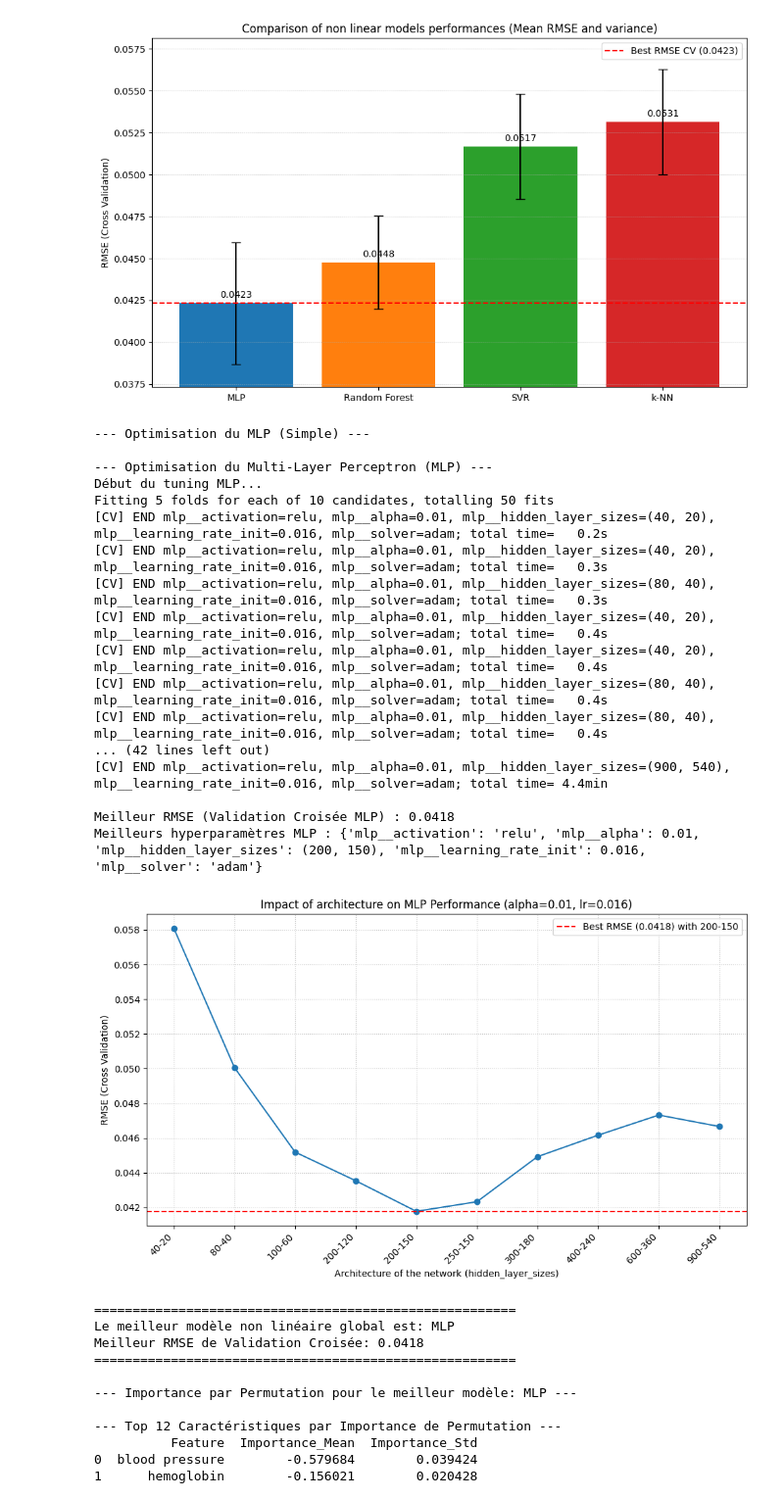
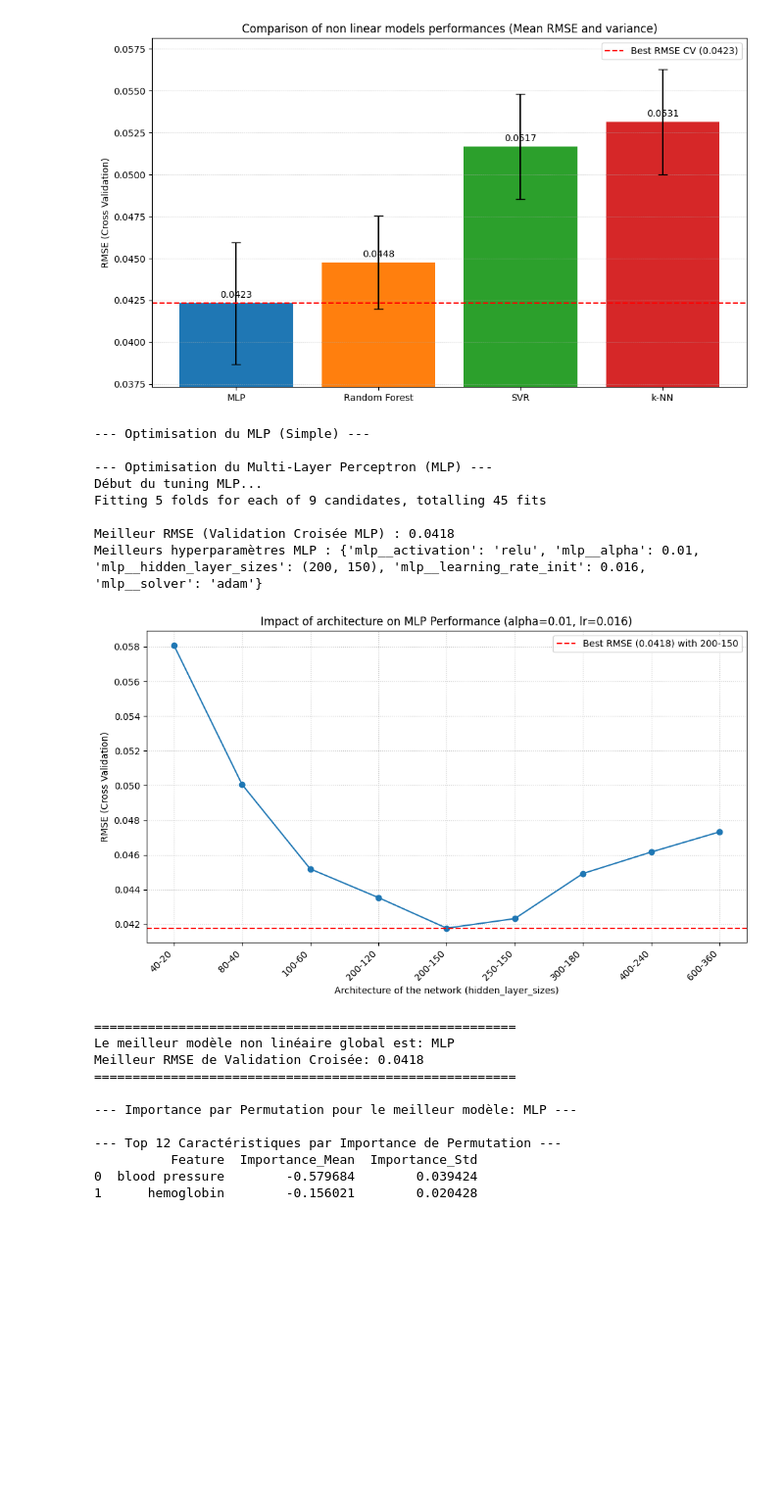
Before and after one commit to thomasrixen/LELEC2870-Project, a Jupyter notebook: Part2/Part2.ipynb, the cells around one changed output. Shown at 98% size. Saved outputs shown, nothing was run; the diff lists cells and outputs as text; code cells hidden in the pictures; blank space fills up the shorter version.

```diff
--- a/Part2/Part2.ipynb
+++ b/Part2/Part2.ipynb
@@ -612,7 +565,7 @@ param_grid_mlp_final = {
     # (40,) : 1 couche de 40 neurones (assez petite pour 12 features)
     # (40, 20) : 2 couches (40 puis 20)
     # (80, 40) : 2 couches plus larges
-    'mlp__hidden_layer_sizes': [(40,20), (80, 40), (100, 60), (200, 120),(200,150), (250, 150),(300, 180),(400, 240), (600, 360), (900, 540)],
+    'mlp__hidden_layer_sizes': [(40,20), (80, 40), (100, 60), (200, 120),(200,150), (250, 150),(300, 180),(400, 240), (600, 360)],
 
     # Fonction d'activation (ReLU est standard et performante)
     'mlp__activation': ['relu'],
@@ -692,45 +645,36 @@ plt.figure(figsize=(10, 6))
 plt.plot(
     results['Architecture_str'],
     results['RMSE_CV'],
     marker='o',
     linestyle='-',
     color='#1f77b4'
 )
 
 # Marquage du meilleur score
 min_rmse = results['RMSE_CV'].min()
 best_arch = results.loc[results['RMSE_CV'].idxmin(), 'Architecture_str']
 plt.axhline(y=min_rmse, color='r', linestyle='--',
             label=f'Best RMSE ({min_rmse:.4f}) with {best_arch}')
 
 plt.xlabel("Architecture of the network (hidden_layer_sizes)")
 plt.ylabel("RMSE (Cross Validation)")
 plt.title(f"Impact of architecture on MLP Performance (alpha={best_alpha}, lr={best_lr})")
 plt.legend()
 plt.grid(True, linestyle=':', alpha=0.7)
 plt.xticks(rotation=45, ha='right')
 plt.tight_layout()
-plt.savefig("../plots/MLP_performance.pdf")
+plt.savefig("C:/Users/User/Desktop/GBIOM2/LELEC2870_Machine_learning/LELEC2870-Project/plots/MLP_performance.pdf")
 plt.show()
 # %% [output]
 --- Optimisation du MLP (Simple) ---
 
 --- Optimisation du Multi-Layer Perceptron (MLP) ---
 Début du tuning MLP...
-Fitting 5 folds for each of 10 candidates, totalling 50 fits
-[CV] END mlp__activation=relu, mlp__alpha=0.01, mlp__hidden_layer_sizes=(40, 20), mlp__learning_rate_init=0.016, mlp__solver=adam; total time=   0.2s
-[CV] END mlp__activation=relu, mlp__alpha=0.01, mlp__hidden_layer_sizes=(40, 20), mlp__learning_rate_init=0.016, mlp__solver=adam; total time=   0.3s
-[CV] END mlp__activation=relu, mlp__alpha=0.01, mlp__hidden_layer_sizes=(80, 40), mlp__learning_rate_init=0.016, mlp__solver=adam; total time=   0.3s
-[CV] END mlp__activation=relu, mlp__alpha=0.01, mlp__hidden_layer_sizes=(40, 20), mlp__learning_rate_init=0.016, mlp__solver=adam; total time=   0.4s
-[CV] END mlp__activation=relu, mlp__alpha=0.01, mlp__hidden_layer_sizes=(40, 20), mlp__learning_rate_init=0.016, mlp__solver=adam; total time=   0.4s
-[CV] END mlp__activation=relu, mlp__alpha=0.01, mlp__hidden_layer_sizes=(80, 40), mlp__learning_rate_init=0.016, mlp__solver=adam; total time=   0.4s
-[CV] END mlp__activation=relu, mlp__alpha=0.01, mlp__hidden_layer_sizes=(80, 40), mlp__learning_rate_init=0.016, mlp__solver=adam; total time=   0.4s
-... (42 lines left out)
-[CV] END mlp__activation=relu, mlp__alpha=0.01, mlp__hidden_layer_sizes=(900, 540), mlp__learning_rate_init=0.016, mlp__solver=adam; total time= 4.4min
+Fitting 5 folds for each of 9 candidates, totalling 45 fits
 
 Meilleur RMSE (Validation Croisée MLP) : 0.0418
 Meilleurs hyperparamètres MLP : {'mlp__activation': 'relu', 'mlp__alpha': 0.01, 'mlp__hidden_layer_sizes': (200, 150), 'mlp__learning_rate_init': 0.016, 'mlp__solver': 'adam'}
-[figure, old version]
+[figure, new version]
 # %%
 # Rassembler les résultats des meilleurs modèles
 
```
Also changed, not shown: parts of 8 cells of this notebook.
